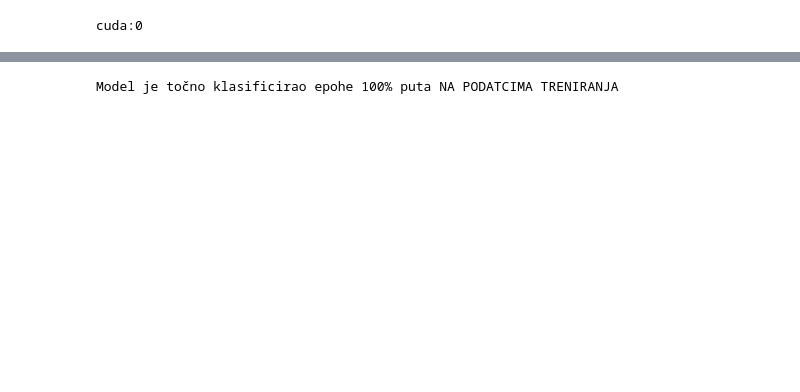
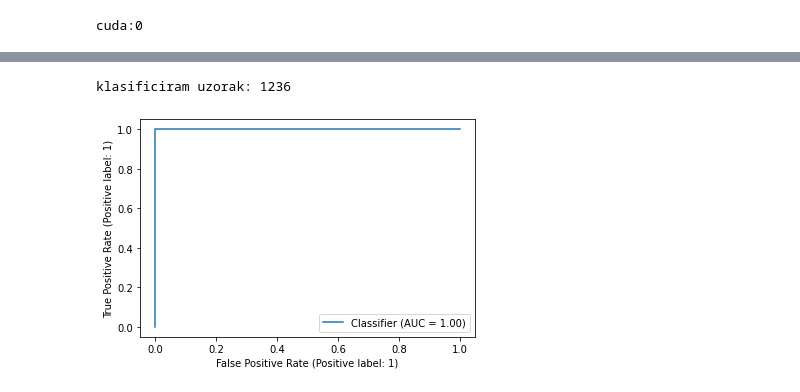
Before and after one commit to Rlesjak/instrumentacija_eeg_nn, a Jupyter notebook: loadData.ipynb, the cells around one changed output, grey strips where cells are left out. Saved outputs shown, nothing was run; the diff lists cells and outputs as text; code cells hidden in the pictures; blank space fills up the shorter version.

Commit message:
Dorada modela za binarnu klasifikaciju kako bi se moglo plotati ROC krivulju

```diff
--- a/loadData.ipynb
+++ b/loadData.ipynb
@@ -251,19 +275,39 @@ Text(0, 0.5, 'Loss')
 # %%
-tocno = 0
-total = 0
-with torch.no_grad():
-	for data in train_dataloader:
-		inputs, labels = data
-		inputs = inputs.to(device)
-		labels = labels.to(device)
+def runOnTrainingData():
+	# tocno = 0
+	total = 0
+	y_true_tensor = []
+	y_pred_tensor = []
+	with torch.no_grad():
+		for data in train_dataloader:
+			inputs, labels = data
+			inputs = inputs.to(device)
+			labels = labels.to(device)
 
-		outs = eegnet(inputs)
-		# torch.max(tensor, 1) vraca poziciju neurona na kojemu je max vrijednost
-		_, predicted = torch.max(outs.data, 1)
-		total += labels.size(0)
-		tocno += (predicted == labels).sum().item()
-		print ("klasificiram uzorak: " + str(total), end="\r")
+			outs = eegnet(inputs)
 
-print('Model je točno klasificirao epohe %d%% puta NA PODATCIMA TRENIRANJA' % (100*tocno/total))
+			# Prikupljanje podataka za ROC krivulju
+			for label, prediction in zip(labels, outs):
+				y_true_tensor.append(label)
+				y_pred_tensor.append(prediction)
+
+			# torch.max(tensor, 1) vraca poziciju neurona na kojemu je max vrijednost
+			# _, predicted = torch.max(outs.data, 1)
+			total += labels.size(0)
+			# tocno += (predicted == labels).sum().item()
+			print ("klasificiram uzorak: " + str(total), end="\r")
+
+	y_true = []
+	y_pred = []
+
+	for label, prediction in zip(y_true_tensor, y_pred_tensor):
+		y_true.append(label.item())
+		y_pred.append(prediction.cpu().detach().numpy())
+
+
+	metrics.RocCurveDisplay.from_predictions(y_true, y_pred)
+
+runOnTrainingData()
 # %% [output]
-Model je točno klasificirao epohe 100% puta NA PODATCIMA TRENIRANJA
+klasificiram uzorak: 1236
+[figure, added]
```
Also changed, not shown: parts of 17 cells of this notebook, 5 other files.
